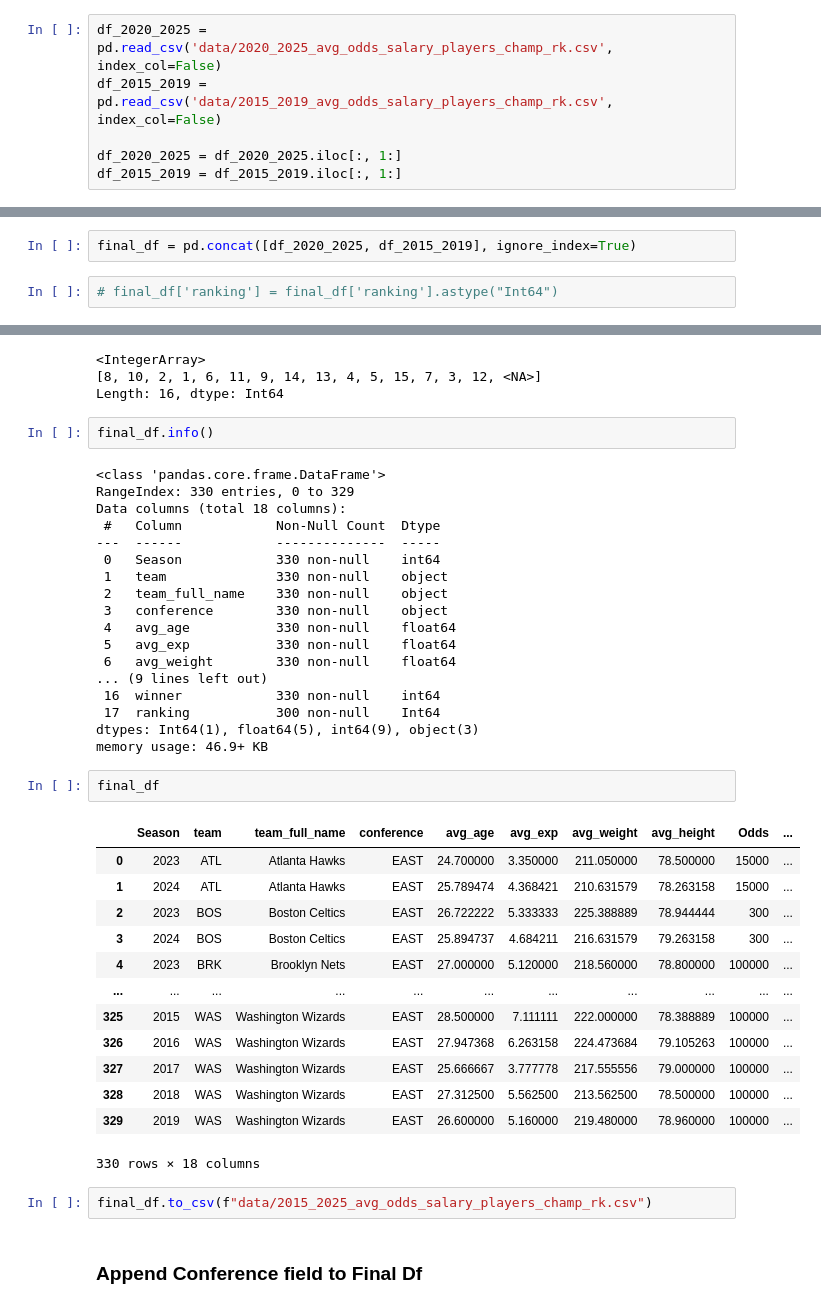
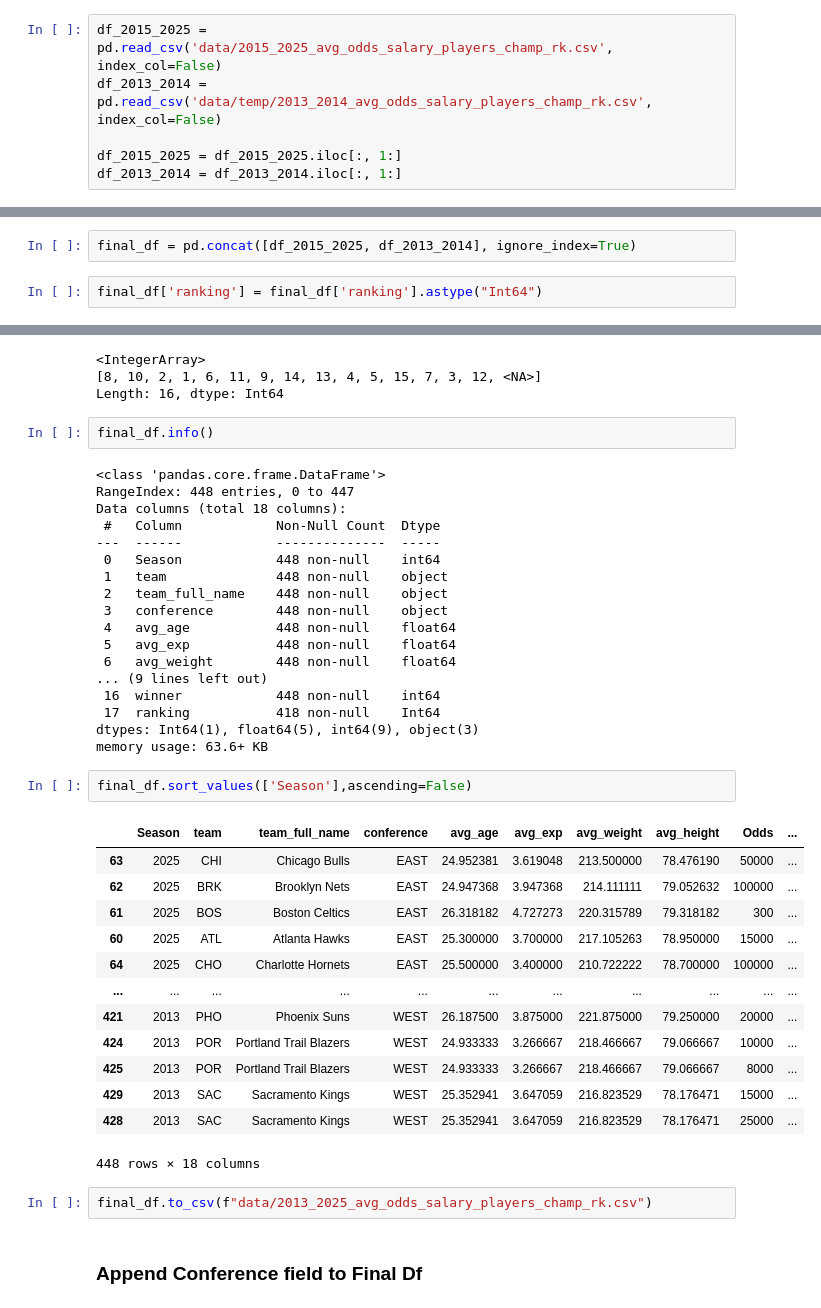
Before and after one commit to TomHavy/Nba-Standings-Prediction, a Jupyter notebook: scrap-nba-data.ipynb, the cells around one changed output, grey strips where cells are left out. Drawn from its saved outputs; the diff is of its cells as text.

Commit message:
chore: added data from 2013

```diff
--- a/scrap-nba-data.ipynb
+++ b/scrap-nba-data.ipynb
@@ -766,9 +948,9 @@ all_avg_odds_salary_players_champ_rk.to_csv(f"data/temp/{start}_{end-1}_avg_odds
 # %% [markdown]
 #### Concatenate datasets
 # %%
-df_2020_2025 = pd.read_csv('data/2020_2025_avg_odds_salary_players_champ_rk.csv', index_col=False)
-df_2015_2019 = pd.read_csv('data/2015_2019_avg_odds_salary_players_champ_rk.csv',  index_col=False)
+df_2015_2025 = pd.read_csv('data/2015_2025_avg_odds_salary_players_champ_rk.csv', index_col=False)
+df_2013_2014 = pd.read_csv('data/temp/2013_2014_avg_odds_salary_players_champ_rk.csv',  index_col=False)
 
-df_2020_2025 = df_2020_2025.iloc[:, 1:]
-df_2015_2019 = df_2015_2019.iloc[:, 1:]
+df_2015_2025 = df_2015_2025.iloc[:, 1:]
+df_2013_2014 = df_2013_2014.iloc[:, 1:]
 # %%
@@ -782,7 +964,7 @@ array([2015, 2016, 2017, 2018, 2019])
 # %%
-final_df = pd.concat([df_2020_2025, df_2015_2019], ignore_index=True)
+final_df = pd.concat([df_2015_2025, df_2013_2014], ignore_index=True)
 # %%
-# final_df['ranking'] = final_df['ranking'].astype("Int64")
+final_df['ranking'] = final_df['ranking'].astype("Int64")
 # %%
 final_df.ranking.unique()
 # %% [output]
@@ -793,40 +975,40 @@ Length: 16, dtype: Int64
 final_df.info()
 # %% [output]
 <class 'pandas.core.frame.DataFrame'>
-RangeIndex: 330 entries, 0 to 329
+RangeIndex: 448 entries, 0 to 447
 Data columns (total 18 columns):
  #   Column            Non-Null Count  Dtype
 ---  ------            --------------  -----
- 0   Season            330 non-null    int64
- 1   team              330 non-null    object
- 2   team_full_name    330 non-null    object
- 3   conference        330 non-null    object
- 4   avg_age           330 non-null    float64
- 5   avg_exp           330 non-null    float64
- 6   avg_weight        330 non-null    float64
+ 0   Season            448 non-null    int64
+ 1   team              448 non-null    object
+ 2   team_full_name    448 non-null    object
+ 3   conference        448 non-null    object
+ 4   avg_age           448 non-null    float64
+ 5   avg_exp           448 non-null    float64
+ 6   avg_weight        448 non-null    float64
 ... (9 lines left out)
- 16  winner            330 non-null    int64
- 17  ranking           300 non-null    Int64
+ 16  winner            448 non-null    int64
+ 17  ranking           418 non-null    Int64
 dtypes: Int64(1), float64(5), int64(9), object(3)
-memory usage: 46.9+ KB
+memory usage: 63.6+ KB
-# %%
-final_df
-# %% [output]
-|  | Season | team | team_full_name | conference | avg_age | avg_exp | avg_weight | avg_height | Odds | ... |
-| 0 | 2023 | ATL | Atlanta Hawks | EAST | 24.700000 | 3.350000 | 211.050000 | 78.500000 | 15000 | ... |
-| 1 | 2024 | ATL | Atlanta Hawks | EAST | 25.789474 | 4.368421 | 210.631579 | 78.263158 | 15000 | ... |
-| 2 | 2023 | BOS | Boston Celtics | EAST | 26.722222 | 5.333333 | 225.388889 | 78.944444 | 300 | ... |
-| 3 | 2024 | BOS | Boston Celtics | EAST | 25.894737 | 4.684211 | 216.631579 | 79.263158 | 300 | ... |
-| 4 | 2023 | BRK | Brooklyn Nets | EAST | 27.000000 | 5.120000 | 218.560000 | 78.800000 | 100000 | ... |
-| ... | ... | ... | ... | ... | ... | ... | ... | ... | ... | ... |
-| 325 | 2015 | WAS | Washington Wizards | EAST | 28.500000 | 7.111111 | 222.000000 | 78.388889 | 100000 | ... |
-| 326 | 2016 | WAS | Washington Wizards | EAST | 27.947368 | 6.263158 | 224.473684 | 79.105263 | 100000 | ... |
-| 327 | 2017 | WAS | Washington Wizards | EAST | 25.666667 | 3.777778 | 217.555556 | 79.000000 | 100000 | ... |
-| 328 | 2018 | WAS | Washington Wizards | EAST | 27.312500 | 5.562500 | 213.562500 | 78.500000 | 100000 | ... |
-| 329 | 2019 | WAS | Washington Wizards | EAST | 26.600000 | 5.160000 | 219.480000 | 78.960000 | 100000 | ... |
-330 rows × 18 columns
+# %%
+final_df.sort_values(['Season'],ascending=False)
+# %% [output]
+|  | Season | team | team_full_name | conference | avg_age | avg_exp | avg_weight | avg_height | Odds | ... |
+| 63 | 2025 | CHI | Chicago Bulls | EAST | 24.952381 | 3.619048 | 213.500000 | 78.476190 | 50000 | ... |
+| 62 | 2025 | BRK | Brooklyn Nets | EAST | 24.947368 | 3.947368 | 214.111111 | 79.052632 | 100000 | ... |
+| 61 | 2025 | BOS | Boston Celtics | EAST | 26.318182 | 4.727273 | 220.315789 | 79.318182 | 300 | ... |
+| 60 | 2025 | ATL | Atlanta Hawks | EAST | 25.300000 | 3.700000 | 217.105263 | 78.950000 | 15000 | ... |
+| 64 | 2025 | CHO | Charlotte Hornets | EAST | 25.500000 | 3.400000 | 210.722222 | 78.700000 | 100000 | ... |
+| ... | ... | ... | ... | ... | ... | ... | ... | ... | ... | ... |
+| 421 | 2013 | PHO | Phoenix Suns | WEST | 26.187500 | 3.875000 | 221.875000 | 79.250000 | 20000 | ... |
+| 424 | 2013 | POR | Portland Trail Blazers | WEST | 24.933333 | 3.266667 | 218.466667 | 79.066667 | 10000 | ... |
+| 425 | 2013 | POR | Portland Trail Blazers | WEST | 24.933333 | 3.266667 | 218.466667 | 79.066667 | 8000 | ... |
+| 429 | 2013 | SAC | Sacramento Kings | WEST | 25.352941 | 3.647059 | 216.823529 | 78.176471 | 15000 | ... |
+| 428 | 2013 | SAC | Sacramento Kings | WEST | 25.352941 | 3.647059 | 216.823529 | 78.176471 | 25000 | ... |
+448 rows × 18 columns
 # %%
-final_df.to_csv(f"data/2015_2025_avg_odds_salary_players_champ_rk.csv")
+final_df.to_csv(f"data/2013_2025_avg_odds_salary_players_champ_rk.csv")
 # %% [markdown]
 ### Append Conference field to Final Df
 # %%
```
Also changed, not shown: parts of 48 cells of this notebook, 2 other files.
